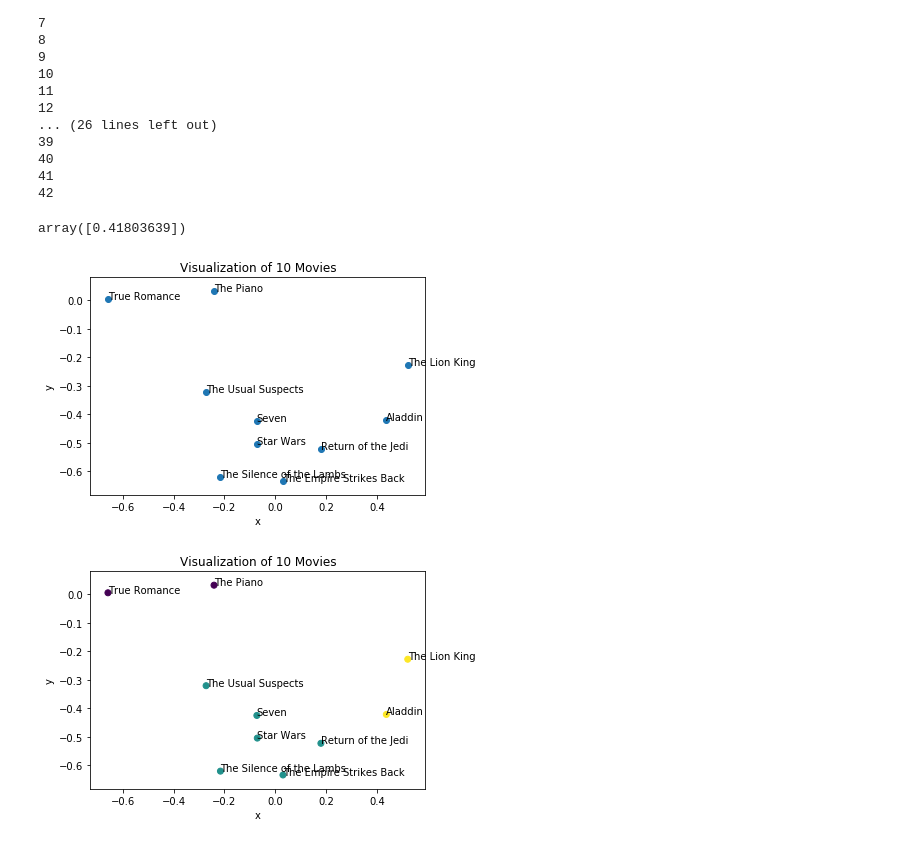
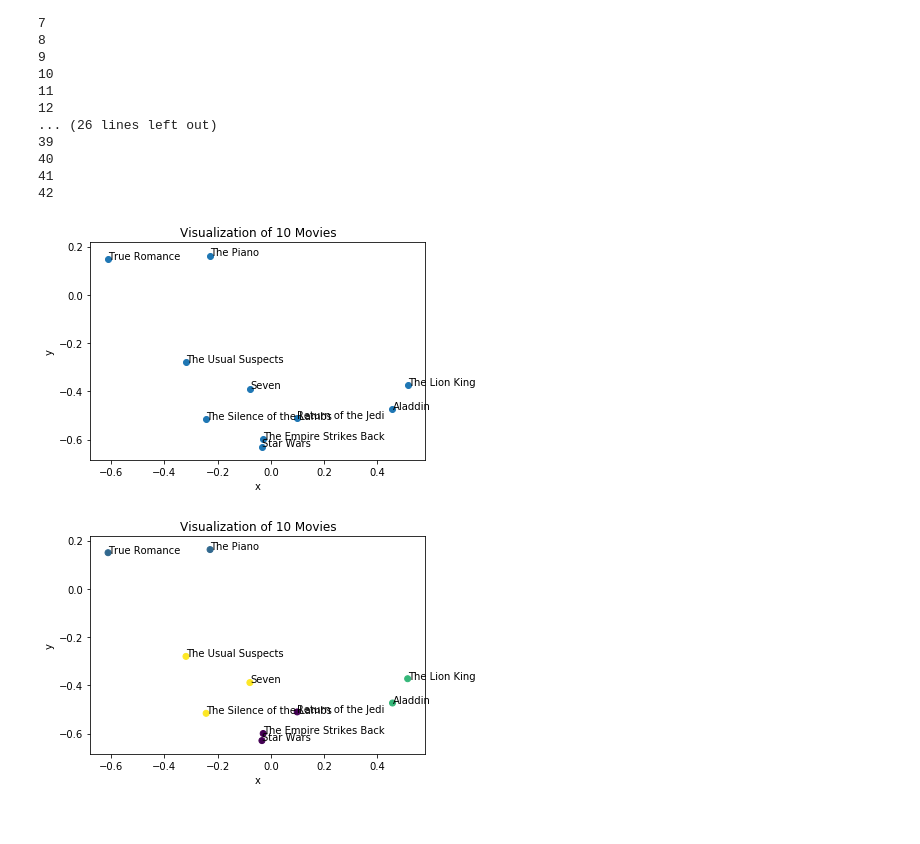
Before and after one commit to amandaliusa/cs155-movielens, a Jupyter notebook: matrix_factorizations_2.ipynb, the cells around one changed output. Drawn from its saved outputs; the diff is of its cells as text; code cells hidden in the pictures.

Commit message:
updated images

```diff
--- a/matrix_factorizations_2.ipynb
+++ b/matrix_factorizations_2.ipynb
@@ -66,7 +66,7 @@ def grad_b(bj, Yij, mu, Ui, Vj, ai, reg, eta):
 
     return eta*grad
 
-def get_err(U, V, Y, a, b, mu, reg=0.0):
+def get_err(U, V, Y, mu, a=np.zeros([943, 1]), b=np.zeros([1664, 1]), reg=0.0):
     """
     Takes as input a matrix Y of triples (i, j, Y_ij) where i is the index of a user,
     j is the index of a movie, and Y_ij is user i's rating of movie j;
@@ -106,12 +106,12 @@ def train_model(M, N, K, eta, reg, Y, mu, eps=0.0001, max_epochs=300):
     # initialize entries of U, V, a, b uniformly and randomly in [-0.5, 0.5]
     U = np.random.rand(M, K) - 0.5*np.ones([M, K])
     V = np.random.rand(N, K) - 0.5*np.ones([N, K])
-    a = np.random.rand(M, 1) - 0.5*np.ones([M, 1]) # corresponds to users
-    b = np.random.rand(N, 1) - 0.5*np.ones([N, 1]) # corresponds to movies
+    a = np.zeros([M, 1]) # corresponds to users
+    b = np.zeros([N, 1]) # corresponds to movies
 
     epochs = 0
     rel_red = np.inf
-    err = get_err(U, V, Y, a, b, mu)
+    err = get_err(U, V, Y, mu, a, b)
 
     while epochs < max_epochs and rel_red > eps:
         # store previous error
@@ -130,16 +130,14 @@ def train_model(M, N, K, eta, reg, Y, mu, eps=0.0001, max_epochs=300):
             ai = a[i]
             bj = b[j]
 
-
             # update U, V, a, b
             U[i,:] -= grad_U(Ui, Yij, Vj, mu, ai, bj, reg, eta)
             V[j,:] -= grad_V(Vj, Yij, Ui, mu, ai, bj, reg, eta)
             a[i] -= grad_a(ai, Yij, mu, Ui, Vj, bj, reg, eta)
             b[j] -= grad_b(bj, Yij, mu, Ui, Vj, ai, reg, eta)
 
-
         # compute error and loss reduction
-        err = get_err(U, V, Y, a, b, mu)
+        err = get_err(U, V, Y, mu, a, b)
         loss_red = err - prev_err
 
         # store initial loss reduction for comparison
@@ -209,7 +201,13 @@ plt.savefig('matrix_2_reg.png')
+# %%
+# load data from cleaned files
+movies = pd.read_csv('data/movies.csv')
+data = pd.read_csv('data/data.csv').astype(int)
+train_data = np.loadtxt('./data/data2.txt').astype(int)
 # %%
-# train using best lambda
-U, V, e_in, a, b = train_model(M, N, k, eta, 0.1, Y_train, mu)
-e_out = get_err(U, V, Y_test, a, b, mu)
+# train using best lambda on entire dataset
+M = max(data['User']) # users
+N = max(data['Movie']) # movies
+U, V, e_in, a, b = train_model(M, N, k, eta, 0.1, train_data, mu)
 
 # note that U is Mxk and V is Nxk, so we transpose them to be consistent
 # with the convention used in the Miniproject 2 pdf
@@ -233,10 +231,6 @@ V = V.T
 40
 41
 42
-# %%
-e_out
-# %% [output]
-array([0.41803639])
 # %%
 # mean-centering
 V_mean = V.mean(axis=1)
@@ -279,26 +269,26 @@ plt.xlabel('x')
 plt.ylabel('y')
 plt.savefig('matrix_2_a.png')
 # %% [output]
-[figure, old version]
+[figure, new version]
 # %%
 # run k-means to cluster points
 from sklearn.cluster import KMeans
 
 X = np.column_stack((x, y))
-labels = KMeans(n_clusters=3, random_state=0).fit_predict(X)
+labels = KMeans(n_clusters=4, random_state=0).fit_predict(X)
 
 fig, ax = plt.subplots()
 plt.scatter(x, y, c=labels)
 
 for i, txt in enumerate(titles):
     ax.annotate(txt, (x[i], y[i]))
 
 plt.title('Visualization of 10 Movies')
 plt.xlabel('x')
 plt.ylabel('y')
 plt.savefig('matrix_2_a_clusters.png')
 # %% [output]
-[figure, old version]
+[figure, new version]
 # %%
 # visualize 10 most popular movies
 pop = data['Movie'].value_counts().head(10).index
```
Also changed, not shown: parts of 8 cells of this notebook, 45 other files.
